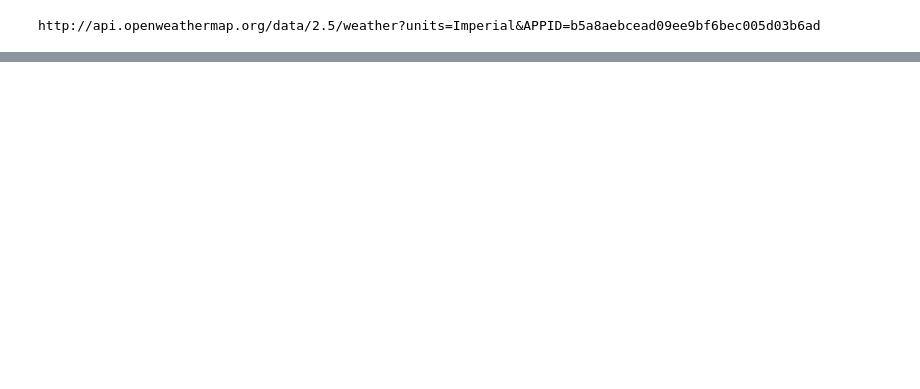
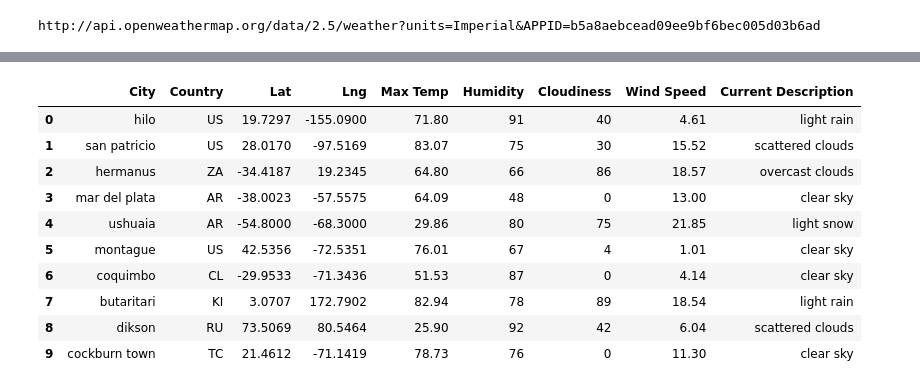
Before and after one commit to Gobi1616/World_Weather_Analysis, a Jupyter notebook: Weather_Database/Weather_Database.ipynb, the cells around one changed output, grey strips where cells are left out. Drawn from its saved outputs; the diff is of its cells as text; code cells hidden in the pictures; blank space fills up the shorter version.

```diff
--- a/Weather_Database/Weather_Database.ipynb
+++ b/Weather_Database/Weather_Database.ipynb
@@ -171,0 +178,20 @@ city_data_df.head(10)
+# %%
+# Reorder the columns in the order you want them to appear.
+new_column_order = ['City', 'Country', 'Lat', 'Lng', 'Max Temp', 'Humidity',
+                    'Cloudiness', 'Wind Speed', 'Current Description']
+
+# Assign a new or the same DataFrame the new column order.
+city_data_df = city_data_df[new_column_order]
+city_data_df.head(10)
+# %% [output]
+|  | City | Country | Lat | Lng | Max Temp | Humidity | Cloudiness | Wind Speed | Current Description |
+| 0 | hilo | US | 19.7297 | -155.0900 | 71.80 | 91 | 40 | 4.61 | light rain |
+| 1 | san patricio | US | 28.0170 | -97.5169 | 83.07 | 75 | 30 | 15.52 | scattered clouds |
+| 2 | hermanus | ZA | -34.4187 | 19.2345 | 64.80 | 66 | 86 | 18.57 | overcast clouds |
+| 3 | mar del plata | AR | -38.0023 | -57.5575 | 64.09 | 48 | 0 | 13.00 | clear sky |
+| 4 | ushuaia | AR | -54.8000 | -68.3000 | 29.86 | 80 | 75 | 21.85 | light snow |
+| 5 | montague | US | 42.5356 | -72.5351 | 76.01 | 67 | 4 | 1.01 | clear sky |
+| 6 | coquimbo | CL | -29.9533 | -71.3436 | 51.53 | 87 | 0 | 4.14 | clear sky |
+| 7 | butaritari | KI | 3.0707 | 172.7902 | 82.94 | 78 | 89 | 18.54 | light rain |
+| 8 | dikson | RU | 73.5069 | 80.5464 | 25.90 | 92 | 42 | 6.04 | scattered clouds |
+| 9 | cockburn town | TC | 21.4612 | -71.1419 | 78.73 | 76 | 0 | 11.30 | clear sky |
```
Also changed, not shown: parts of 7 cells of this notebook, 2 other files.
